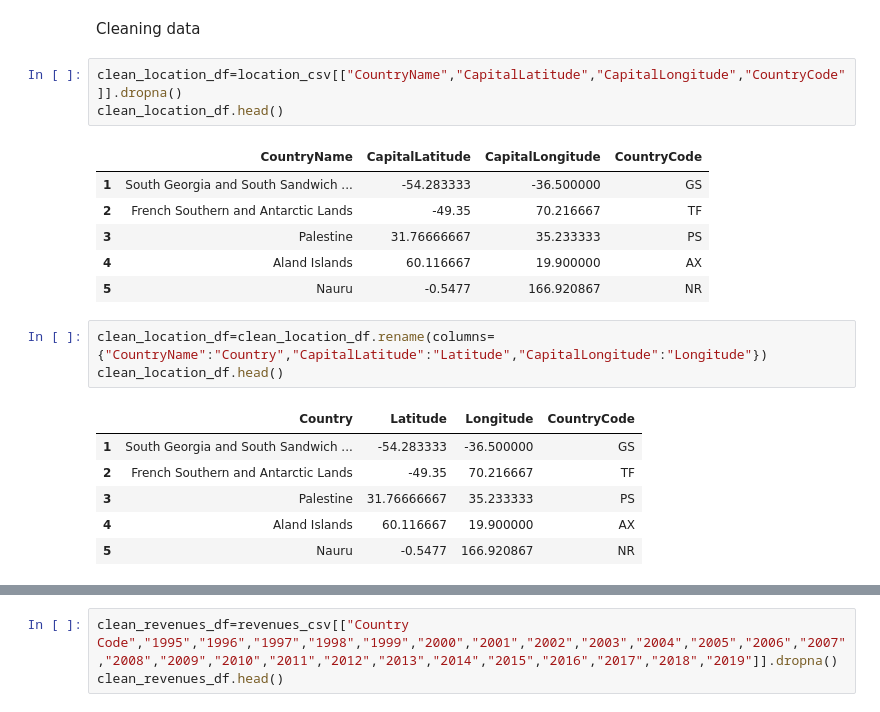
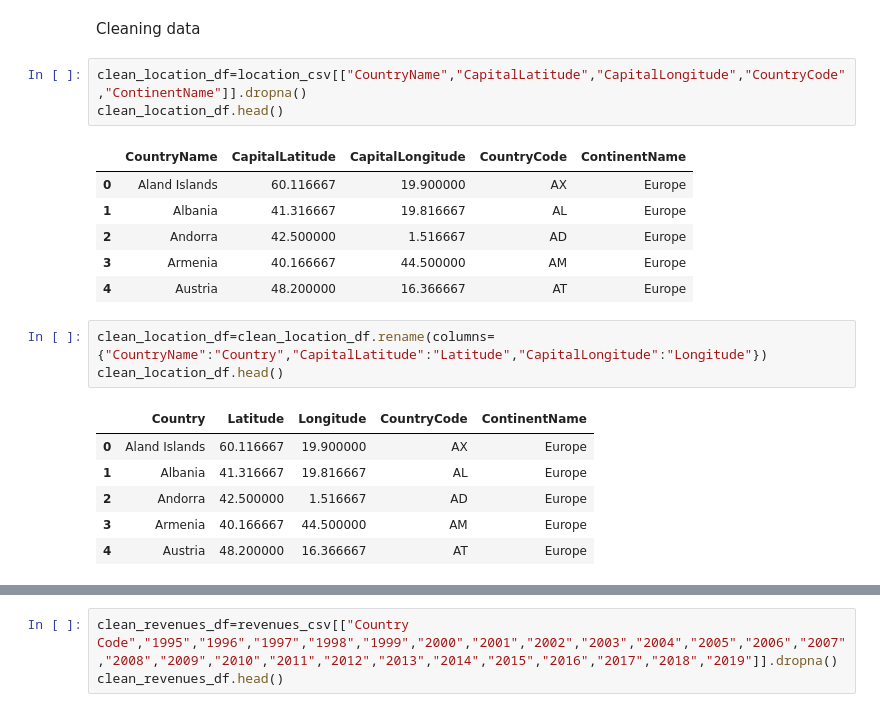
Before and after one commit to ewatxc82/tourism_statistical_analysis, a Jupyter notebook: data_etl.ipynb, the cells around one changed output, grey strips where cells are left out. Saved outputs shown, nothing was run; the diff lists cells and outputs as text.

```diff
--- a/data_etl.ipynb
+++ b/data_etl.ipynb
@@ -47,24 +47,24 @@ revenues_csv.head()
 # %% [markdown]
 Cleaning data
 # %%
-clean_location_df=location_csv[["CountryName","CapitalLatitude","CapitalLongitude","CountryCode"]].dropna()
+clean_location_df=location_csv[["CountryName","CapitalLatitude","CapitalLongitude","CountryCode","ContinentName"]].dropna()
 clean_location_df.head()
 # %% [output]
-|  | CountryName | CapitalLatitude | CapitalLongitude | CountryCode |
-| 1 | South Georgia and South Sandwich ... | -54.283333 | -36.500000 | GS |
-| 2 | French Southern and Antarctic Lands | -49.35 | 70.216667 | TF |
-| 3 | Palestine | 31.76666667 | 35.233333 | PS |
-| 4 | Aland Islands | 60.116667 | 19.900000 | AX |
-| 5 | Nauru | -0.5477 | 166.920867 | NR |
+|  | CountryName | CapitalLatitude | CapitalLongitude | CountryCode | ContinentName |
+| 0 | Aland Islands | 60.116667 | 19.900000 | AX | Europe |
+| 1 | Albania | 41.316667 | 19.816667 | AL | Europe |
+| 2 | Andorra | 42.500000 | 1.516667 | AD | Europe |
+| 3 | Armenia | 40.166667 | 44.500000 | AM | Europe |
+| 4 | Austria | 48.200000 | 16.366667 | AT | Europe |
 # %%
 clean_location_df=clean_location_df.rename(columns={"CountryName":"Country","CapitalLatitude":"Latitude","CapitalLongitude":"Longitude"})
 clean_location_df.head()
 # %% [output]
-|  | Country | Latitude | Longitude | CountryCode |
-| 1 | South Georgia and South Sandwich ... | -54.283333 | -36.500000 | GS |
-| 2 | French Southern and Antarctic Lands | -49.35 | 70.216667 | TF |
-| 3 | Palestine | 31.76666667 | 35.233333 | PS |
-| 4 | Aland Islands | 60.116667 | 19.900000 | AX |
-| 5 | Nauru | -0.5477 | 166.920867 | NR |
+|  | Country | Latitude | Longitude | CountryCode | ContinentName |
+| 0 | Aland Islands | 60.116667 | 19.900000 | AX | Europe |
+| 1 | Albania | 41.316667 | 19.816667 | AL | Europe |
+| 2 | Andorra | 42.500000 | 1.516667 | AD | Europe |
+| 3 | Armenia | 40.166667 | 44.500000 | AM | Europe |
+| 4 | Austria | 48.200000 | 16.366667 | AT | Europe |
 # %%
 clean_arrivals_df=arrivals_csv[["Country Code","1995","1996","1997","1998","1999","2000","2001","2002","2003","2004","2005","2006","2007","2008","2009","2010","2011","2012","2013","2014","2015","2016","2017","2018","2019"]].dropna()
```
Also changed, not shown: parts of 13 cells of this notebook, 3 other files.
